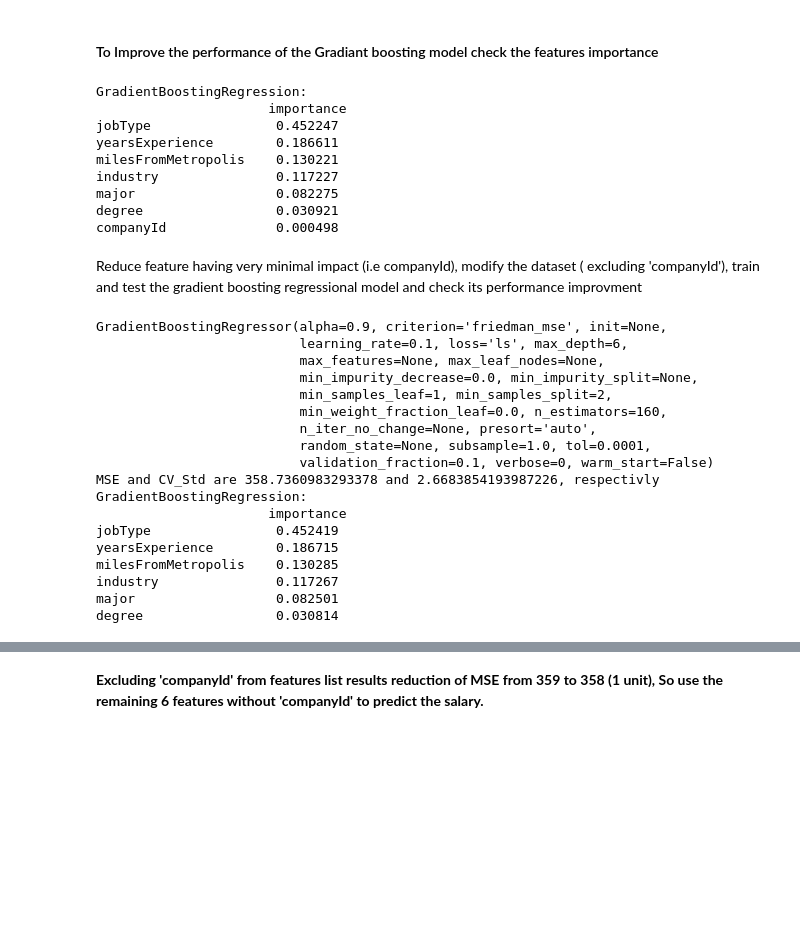
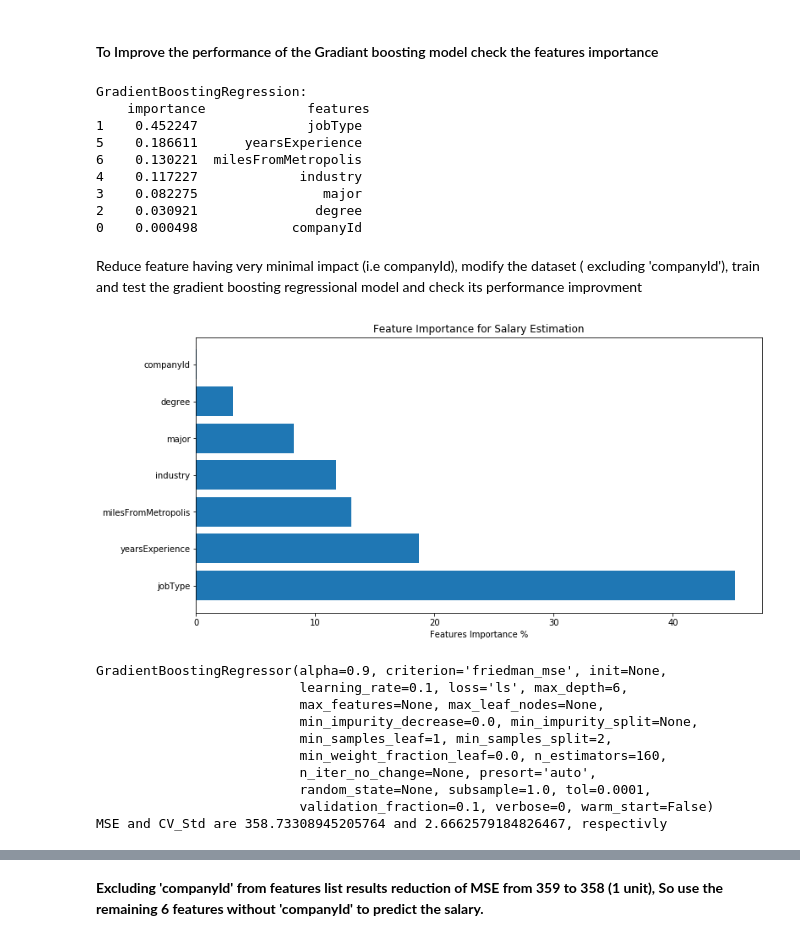
Before and after one commit to Atiabe/Salary_Prediction_Portfolio, a Jupyter notebook: Salary_Prediction_Python.ipynb, the cells around one changed output, grey strips where cells are left out. Cells and saved outputs as stored; diff of their text form; code cells hidden in the pictures; blank space fills up the shorter version.

```diff
--- a/Salary_Prediction_Python.ipynb
+++ b/Salary_Prediction_Python.ipynb
@@ -662,22 +659,35 @@ The importance(impact) of 'campanyid' on salary prediction is negligable (0.05%)
 # %% [markdown]
 #### To Improve the performance of the Gradiant boosting model check the features importance
 # %%
-feature_importancesgb = pd.DataFrame(gb.feature_importances_,
-                                   index = train_features.columns,
-                                    columns=['importance']).sort_values('importance',ascending=False)
-print("GradientBoostingRegression:\n", feature_importancesgb)
+feature_importance = pd.DataFrame(gb.feature_importances_,
+                                   columns=['importance'])
+feature_importance['features']=train_features.columns
+feature_importance.sort_values(by=['importance'],ascending=False,inplace=True)
+print("GradientBoostingRegression:\n", feature_importance)
 # %% [output]
 GradientBoostingRegression:
-                      importance
-jobType                0.452247
-yearsExperience        0.186611
-milesFromMetropolis    0.130221
-industry               0.117227
-major                  0.082275
-degree                 0.030921
-companyId              0.000498
+    importance             features
+1    0.452247              jobType
+5    0.186611      yearsExperience
+6    0.130221  milesFromMetropolis
+4    0.117227             industry
+3    0.082275                major
+2    0.030921               degree
+0    0.000498            companyId
 # %% [markdown]
 Reduce feature having very minimal impact (i.e companyId), modify the dataset ( excluding 'companyId'), train and test the gradient boosting  regressional model and check its performance improvment
+# %%
+#Feature_importance plot of gradient boosting regression
+plt.figure(figsize=(12, 6))
+feature_importance_per = 100.0 * (feature_importance['importance'])
+pos=feature_importance['features']
+plt.barh(pos,feature_importance_per, align='center')
+plt.yticks(pos)
+plt.xlabel('Features Importance %')
+plt.title('Feature Importance for Salary Estimation')
+plt.show()
+# %% [output]
+[figure, added]
 # %%
 gb_train=train_features.drop(['companyId'],1)
 train=np.array(gb_train)
@@ -690,10 +700,6 @@ mean_mse = -1.0*np.mean(neg_mse)
 cv_std = np.std(neg_mse)
 print(gb)
 print("MSE and CV_Std are {} and {}, respectivly".format(mean_mse,cv_std))
-feature_importancesgb = pd.DataFrame(gb.feature_importances_,
-                                   index = gb_train.columns,
-                                    columns=['importance']).sort_values('importance',ascending=False)
-print("GradientBoostingRegression:\n", feature_importancesgb)
 # %% [output]
 GradientBoostingRegressor(alpha=0.9, criterion='friedman_mse', init=None,
                           learning_rate=0.1, loss='ls', max_depth=6,
@@ -704,12 +710,4 @@ GradientBoostingRegressor(alpha=0.9, criterion='friedman_mse', init=None,
                           n_iter_no_change=None, presort='auto',
                           random_state=None, subsample=1.0, tol=0.0001,
                           validation_fraction=0.1, verbose=0, warm_start=False)
-MSE and CV_Std are 358.7360983293378 and 2.6683854193987226, respectivly
-GradientBoostingRegression:
-                      importance
-jobType                0.452419
-yearsExperience        0.186715
-milesFromMetropolis    0.130285
-industry               0.117267
-major                  0.082501
-degree                 0.030814
+MSE and CV_Std are 358.73308945205764 and 2.6662579184826467, respectivly
```
Also changed, not shown: parts of 10 cells of this notebook.
